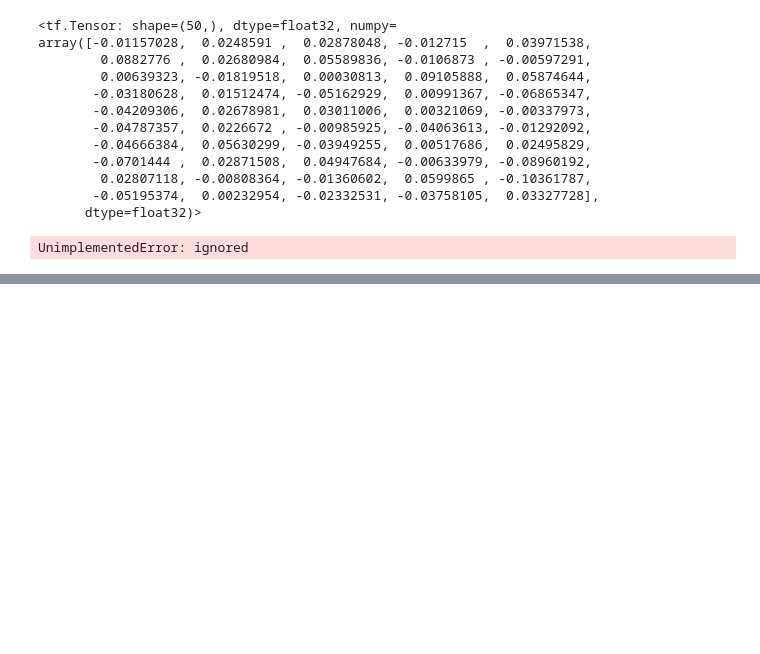
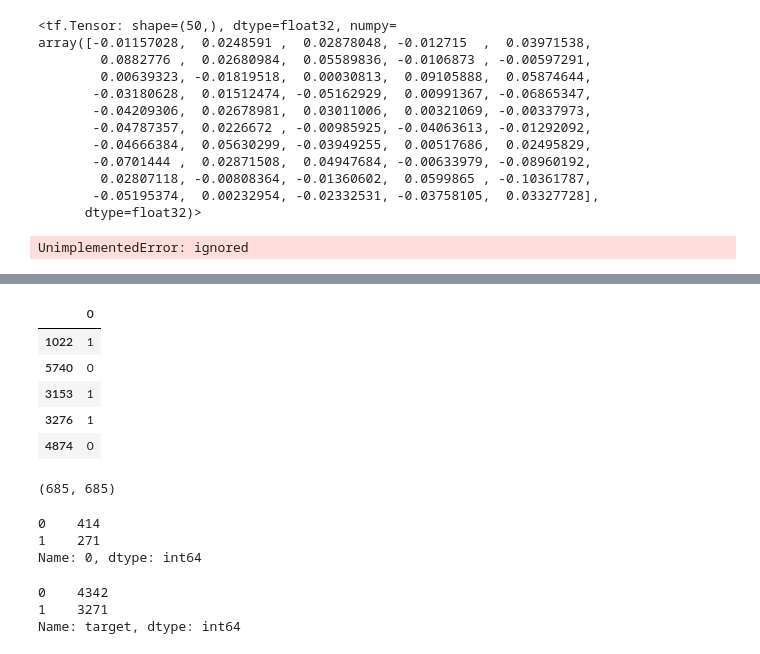
Before and after one commit to MananShukla7/TensorFlow-NLP, a Jupyter notebook: 01_intro_tf_nlp.ipynb, the cells around one changed output, grey strips where cells are left out. Cells and saved outputs as stored; diff of their text form; code cells hidden in the pictures; blank space fills up the shorter version.

```diff
--- a/01_intro_tf_nlp.ipynb
+++ b/01_intro_tf_nlp.ipynb
@@ -1409,0 +1470,9 @@ model_6_results,baseline_results
+# %%
+train_10_percent_y.head()
+# %% [output]
+|  | 0 |
+| 1022 | 1 |
+| 5740 | 0 |
+| 3153 | 1 |
+| 3276 | 1 |
+| 4874 | 0 |
@@ -1409,0 +1482,16 @@ model_6_results,baseline_results
+# %%
+len(X_train_10),len(y_train_10)
+# %% [output]
+(685, 685)
+# %%
+train_10_percent_y.iloc[:,0].value_counts()
+# %% [output]
+0    414
+1    271
+Name: 0, dtype: int64
+# %%
+df_shuffle["target"].value_counts()
+# %% [output]
+0    4342
+1    3271
+Name: target, dtype: int64
```
Also changed, not shown: parts of 59 cells of this notebook.
